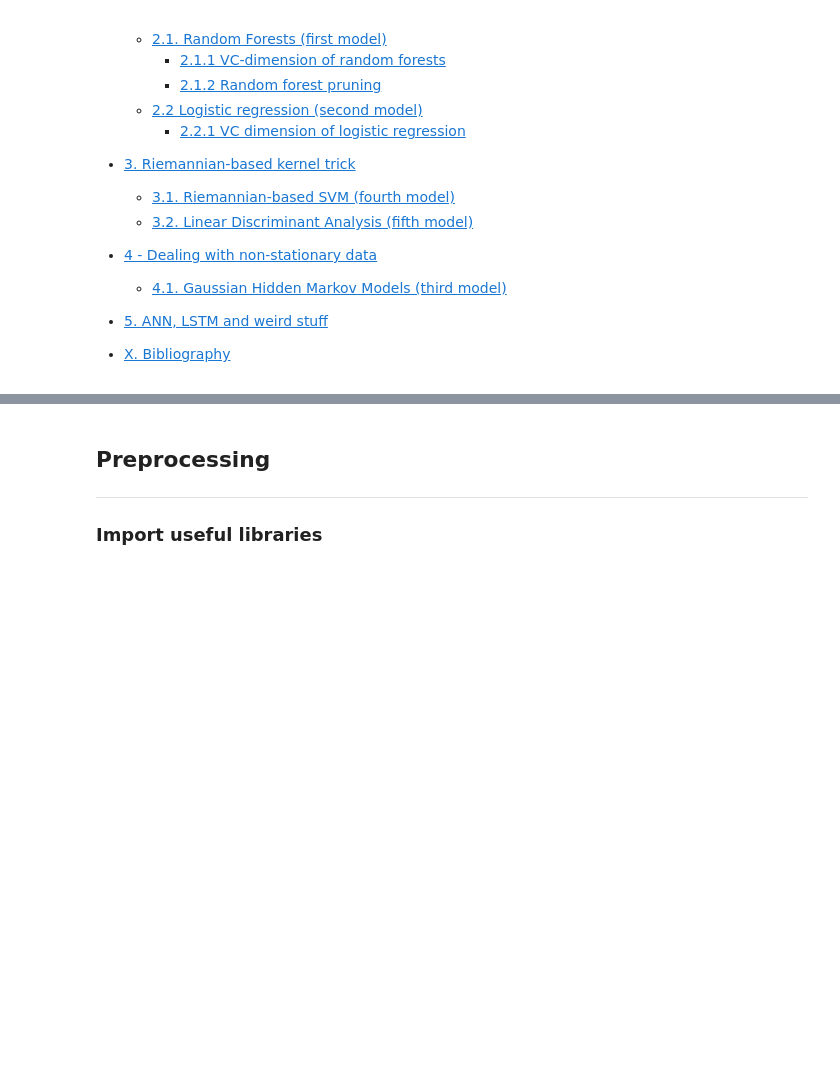
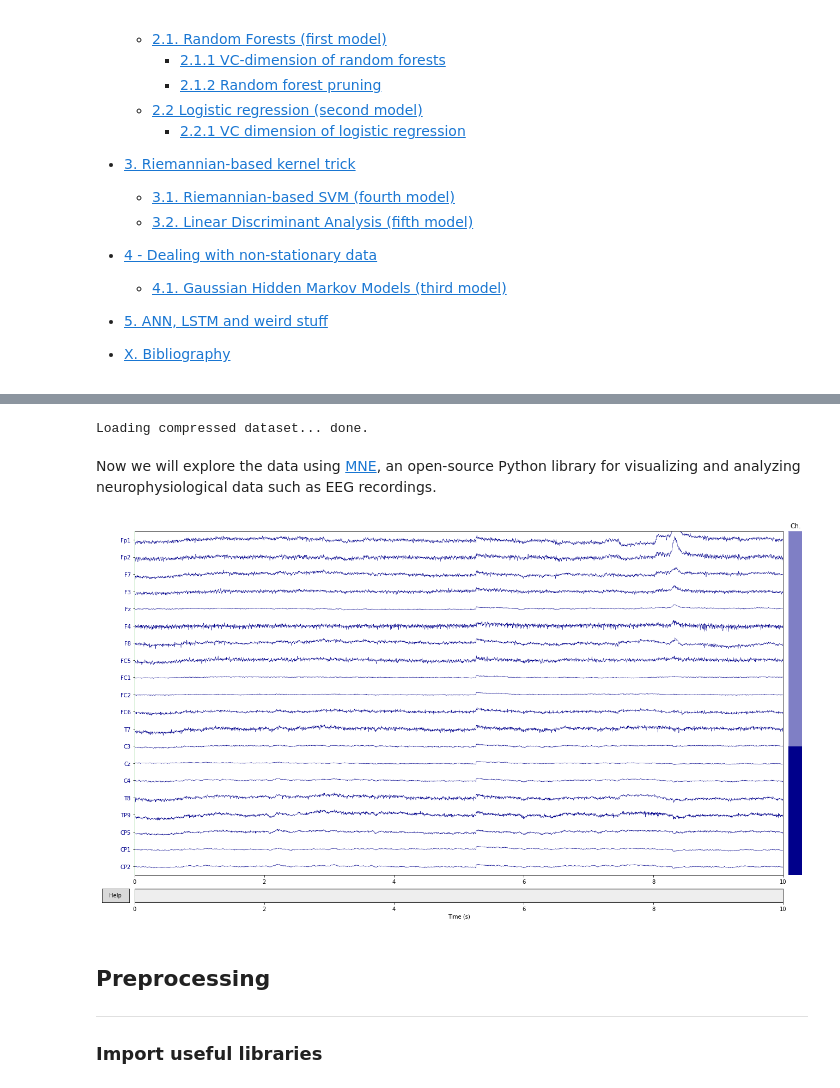
Before and after one commit to cedricsimar/Hand-Motions-Classification, a Jupyter notebook: main.ipynb, the cells around one changed output, grey strips where cells are left out. Cells and saved outputs as stored; diff of their text form; code cells hidden in the pictures; blank space fills up the shorter version.

Commit message:
intro and begining of data exploration with mne, stable

```diff
--- a/main.ipynb
+++ b/main.ipynb
@@ -73,3 +84,45 @@ HTML('<iframe style="display:block" width="560" height="315" src="%s" frameborde
+# %%
+import pickle
+import gzip
+
+print("Loading compressed dataset... ", end='')
+with gzip.GzipFile("./data/sub1_raw.data", 'rb') as handle:
+        dataset = pickle.load(handle)
+print("done.")
+# %% [output]
+Loading compressed dataset... done.
+# %% [markdown]
+Now we will explore the data using  [MNE](#mne-website), an open-source Python library for visualizing and analyzing neurophysiological data such as EEG recordings.
+# %%
+import mne
+import numpy as np
+
+# Electrode names
+electrode_names = [
+    'Fp1', 'Fp2', 'F7', 'F3', 'Fz', 'F4', 'F8', 'FC5', 'FC1', 'FC2', 'FC6',
+    'T7', 'C3', 'Cz', 'C4', 'T8', 'TP9', 'CP5', 'CP1', 'CP2', 'CP6', 'TP10',
+    'P7', 'P3', 'Pz', 'P4', 'P8', 'PO9', 'O1', 'Oz', 'O2', 'PO10']
+
+# Label names
+event_names = ['HandStart', 'FirstDigitTouch', 'BothStartLoadPhase', 'LiftOff', 'Replace', 'BothReleased']
+
+# Sampling frequency
+sampling_frequency = 512
+
+# Definition of electrode types
+electrode_types = ['eeg' for type in range(len(electrode_names))]
+
+# Creation of the MNE info object
+mne_info = mne.create_info(ch_names = electrode_names, sfreq = sampling_frequency, ch_types = electrode_types)
+
+# Selection of the first 10 seconds of the signal
+raw_signals = dataset[0][0][:5120, :].T
+
+# Plot the EEG signals
+raw = mne.io.RawArray(raw_signals, mne_info, verbose=False);
+raw.plot(block=True, scalings=dict(eeg=1e3), color=dict(eeg="darkblue"));
+# %% [output]
+[figure, added]
 # %% [markdown]
 ## Preprocessing <a class="anchor" id="preprocessing"></a>
 <hr/>
```
Also changed, not shown: parts of 3 cells of this notebook, 2 other files.
